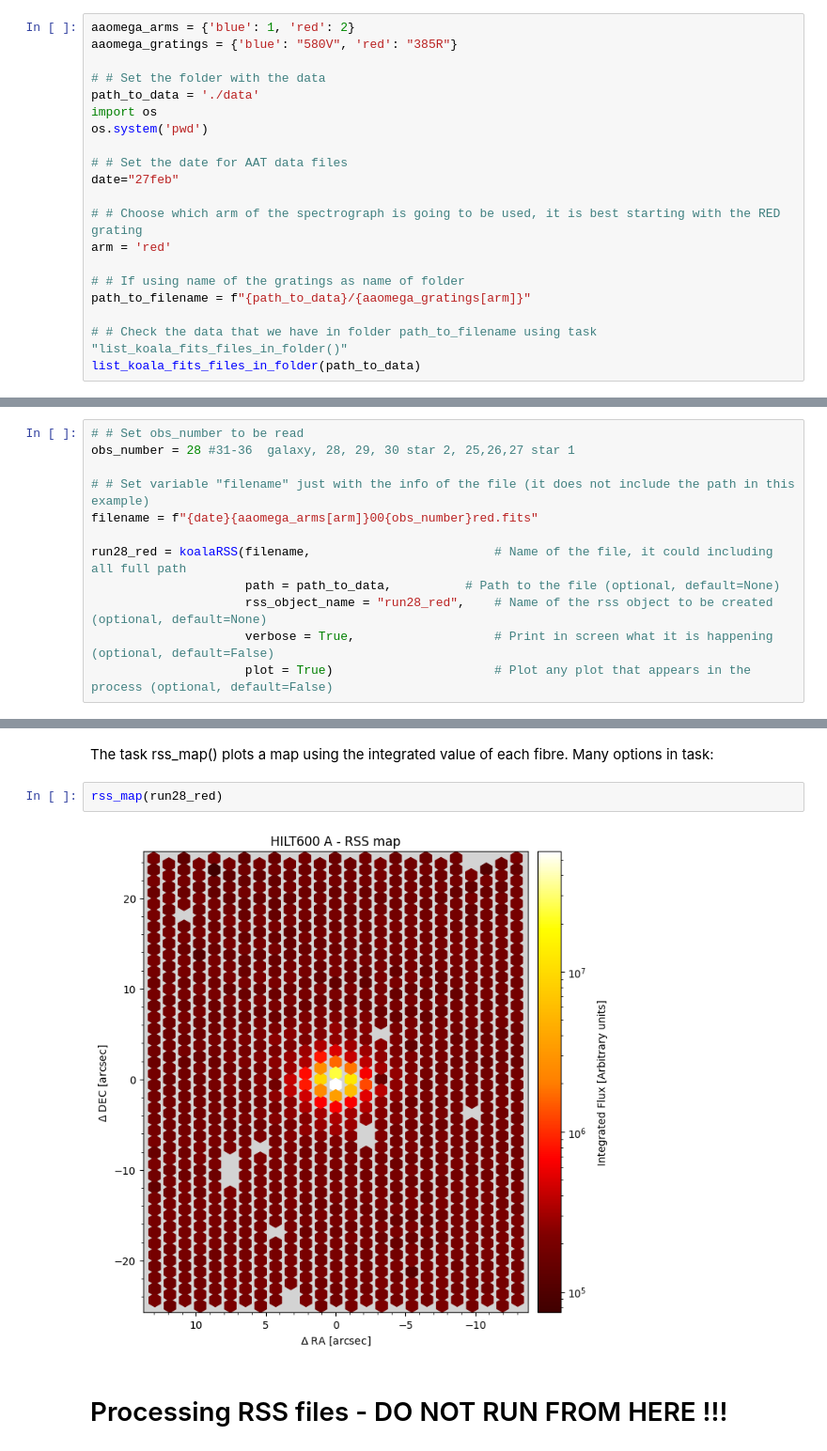
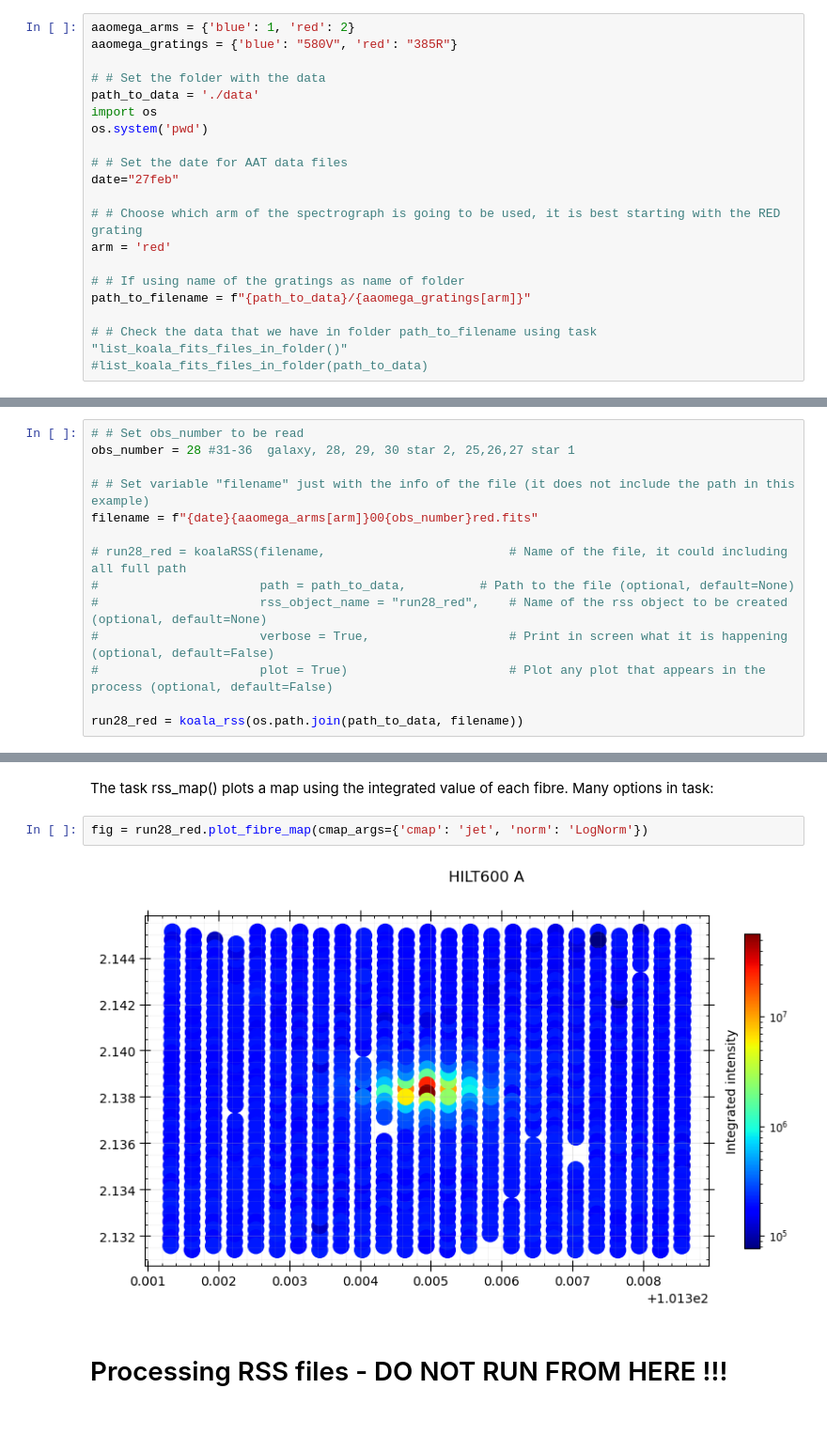
Before and after one commit to pykoala/pykoala, a Jupyter notebook: tutorials/koala_tutorial_1_intro.ipynb, the cells around one changed output, grey strips where cells are left out. Shown at 94% size. Saved outputs shown, nothing was run; the diff lists cells and outputs as text; blank space fills up the shorter version.

```diff
--- a/tutorials/koala_tutorial_1_intro.ipynb
+++ b/tutorials/koala_tutorial_1_intro.ipynb
@@ -48,5 +35,5 @@ arm = 'red'
 path_to_filename = f"{path_to_data}/{aaomega_gratings[arm]}"
 
 # # Check the data that we have in folder path_to_filename using task "list_koala_fits_files_in_folder()"
-list_koala_fits_files_in_folder(path_to_data)
+#list_koala_fits_files_in_folder(path_to_data)
 # %% [output]
@@ -82,9 +49,11 @@ obs_number = 28 #31-36  galaxy, 28, 29, 30 star 2, 25,26,27 star 1
 # # Set variable "filename" just with the info of the file (it does not include the path in this example)
 filename = f"{date}{aaomega_arms[arm]}00{obs_number}red.fits"
 
-run28_red = koalaRSS(filename,                         # Name of the file, it could including all full path
-                     path = path_to_data,          # Path to the file (optional, default=None)
-                     rss_object_name = "run28_red",    # Name of the rss object to be created (optional, default=None)
-                     verbose = True,                   # Print in screen what it is happening (optional, default=False)
-                     plot = True)                      # Plot any plot that appears in the process (optional, default=False)
+# run28_red = koalaRSS(filename,                         # Name of the file, it could including all full path
+#                      path = path_to_data,          # Path to the file (optional, default=None)
+#                      rss_object_name = "run28_red",    # Name of the rss object to be created (optional, default=None)
+#                      verbose = True,                   # Print in screen what it is happening (optional, default=False)
+#                      plot = True)                      # Plot any plot that appears in the process (optional, default=False)
+
+run28_red = koala_rss(os.path.join(path_to_data, filename))
 # %% [output]
@@ -280,9 +224,9 @@ rss_image(run28_red,
 # %% [markdown]
 The task rss_map() plots a map using the integrated value of each fibre. Many options in task:
 # %%
-rss_map(run28_red)
+fig = run28_red.plot_fibre_map(cmap_args={'cmap': 'jet', 'norm': 'LogNorm'})
 # %% [output]
-[figure, old version]
+[figure, new version]
 # %% [markdown]
 # Processing RSS files  - DO NOT RUN FROM HERE !!!
 # %% [markdown]
```
Also changed, not shown: parts of 24 cells of this notebook.
